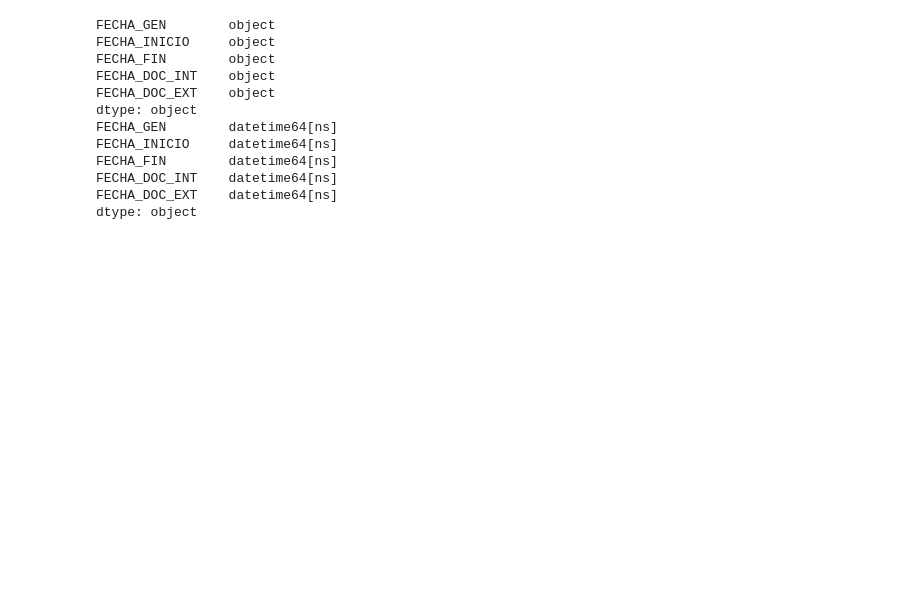
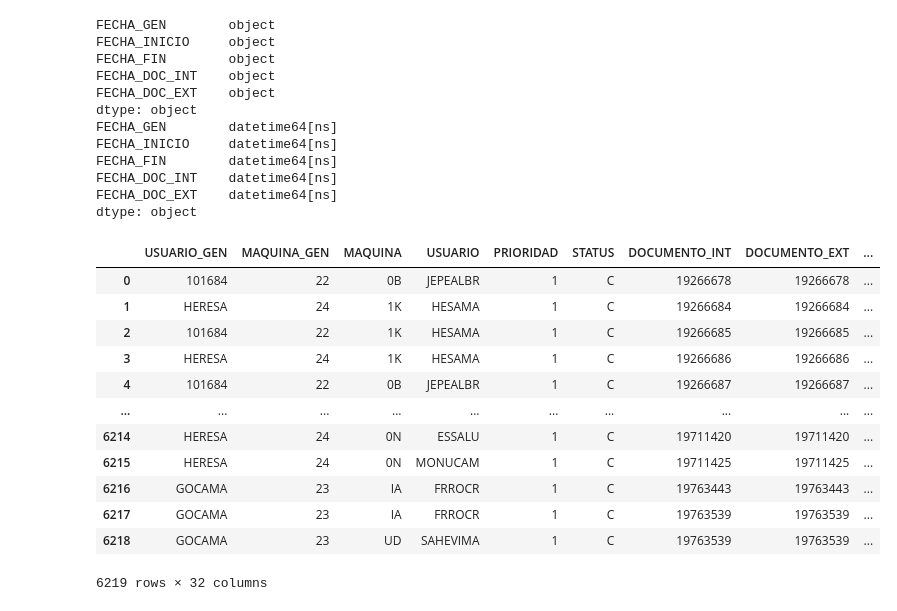
Before and after one commit to Quantium/Zeus-Notebooks, a Jupyter notebook: ZeusPipeline.ipynb, the cells around one changed output. Cells and saved outputs as stored; diff of their text form; code cells hidden in the pictures; blank space fills up the shorter version.

```diff
--- a/ZeusPipeline.ipynb
+++ b/ZeusPipeline.ipynb
@@ -506,0 +617,29 @@ dtype: object
+# %%
+# @title Limpieza de únicas ====> Obed: verificar
+entradas_clean_dates_df = entradas_clean_dates_df.drop(columns=["EMPRESA",
+                                                                "OBSERVACIONES",
+                                                                "LINEA_COMPRAS",
+                                                                "ENTIDAD",
+                                                                "SERIE_INT",
+                                                                "SERIE_PROV",
+                                                                "SITUACION_DESTINO",
+                                                                "CAD_LOGISTICA",
+                                                                "UNIDADES2",
+                                                                "MOTIVO_PARADA",
+                                                                "EJERCICIO_PEDIDO",
+                                                                "SERIE_PEDIDO",
+                                                                "NUMERO_PEDIDO",
+                                                                "UNIDADES1_DEVOL",
+                                                                "UNIDADES2_DEVOL",
+                                                                "UBICACION_CARGA",
+                                                                "CODIGO_MENU",
+                                                                "BOTON_CAMBIO_UBICACION",
+                                                                "MAQUINA_ANT",
+                                                                "ORGANIZACION_COMPRAS",
+                                                                "CODIGO_ORG_PLANTA",
+                                                                "ORDEN_DE_FABRICACION",
+                                                                "TIPO_TAREA_BLOQUEO",
+                                                                "TAREA_BLOQUEO",
+                                                                "TIPO_COLOCACION",
+                                                                "ZONA_INTERMEDIA",
+                                                                "UBICACION_DESTINO_INTERMEDIA"])
@@ -506,0 +650,18 @@ dtype: object
+# %%
+# @title Sólo quedan categóricas
+categoricas_cols = entradas_clean_dates_df.select_dtypes(include='object').columns
+entradas_clean_dates_df[categoricas_cols].nunique()
+# %% [output]
+|  | USUARIO_GEN | MAQUINA_GEN | MAQUINA | USUARIO | PRIORIDAD | STATUS | DOCUMENTO_INT | DOCUMENTO_EXT | ... |
+| 0 | 101684 | 22 | 0B | JEPEALBR | 1 | C | 19266678 | 19266678 | ... |
+| 1 | HERESA | 24 | 1K | HESAMA | 1 | C | 19266684 | 19266684 | ... |
+| 2 | 101684 | 22 | 1K | HESAMA | 1 | C | 19266685 | 19266685 | ... |
+| 3 | HERESA | 24 | 1K | HESAMA | 1 | C | 19266686 | 19266686 | ... |
+| 4 | 101684 | 22 | 0B | JEPEALBR | 1 | C | 19266687 | 19266687 | ... |
+| ... | ... | ... | ... | ... | ... | ... | ... | ... | ... |
+| 6214 | HERESA | 24 | 0N | ESSALU | 1 | C | 19711420 | 19711420 | ... |
+| 6215 | HERESA | 24 | 0N | MONUCAM | 1 | C | 19711425 | 19711425 | ... |
+| 6216 | GOCAMA | 23 | IA | FRROCR | 1 | C | 19763443 | 19763443 | ... |
+| 6217 | GOCAMA | 23 | IA | FRROCR | 1 | C | 19763539 | 19763539 | ... |
+| 6218 | GOCAMA | 23 | UD | SAHEVIMA | 1 | C | 19763539 | 19763539 | ... |
+6219 rows × 32 columns
```
Also changed, not shown: parts of 11 cells of this notebook.
